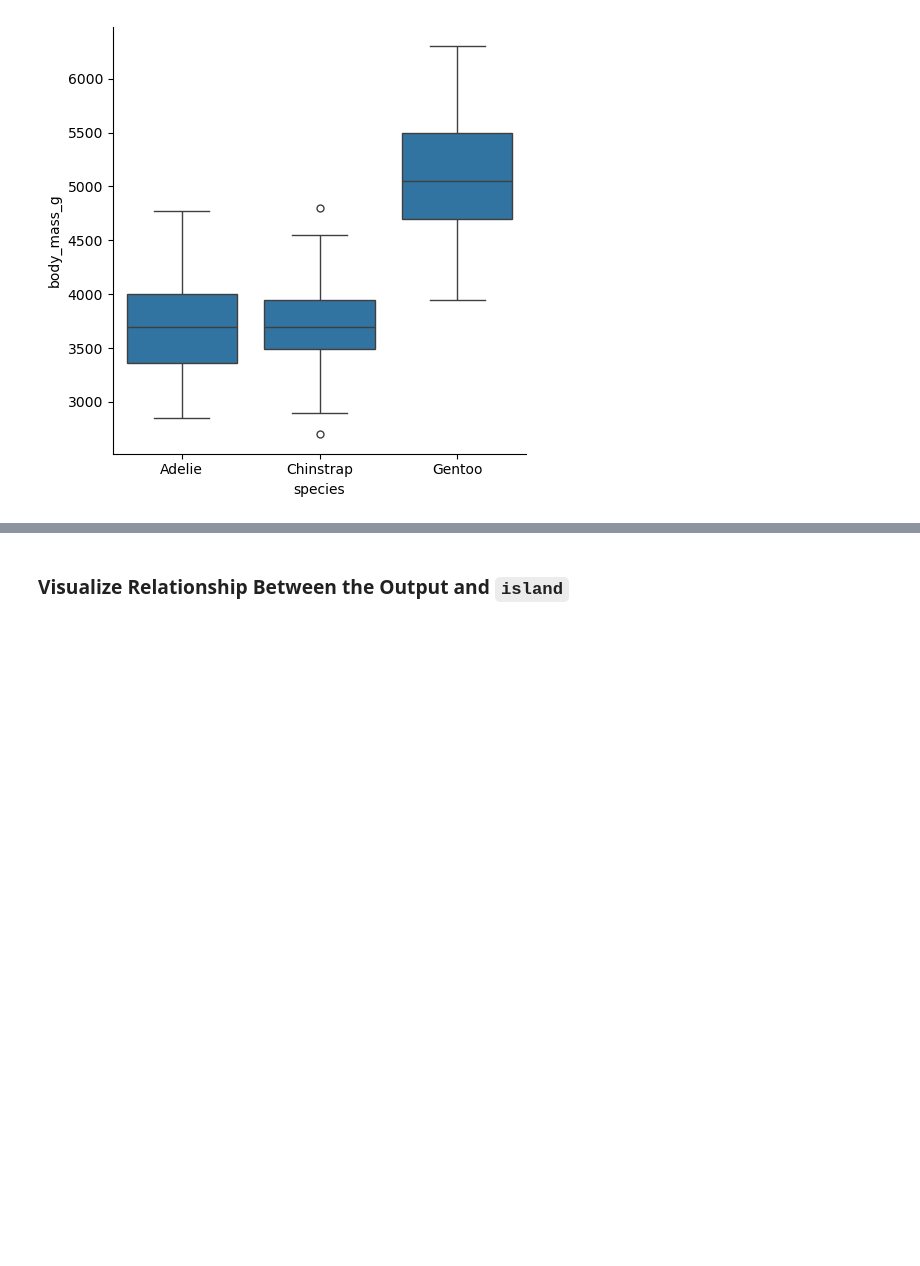
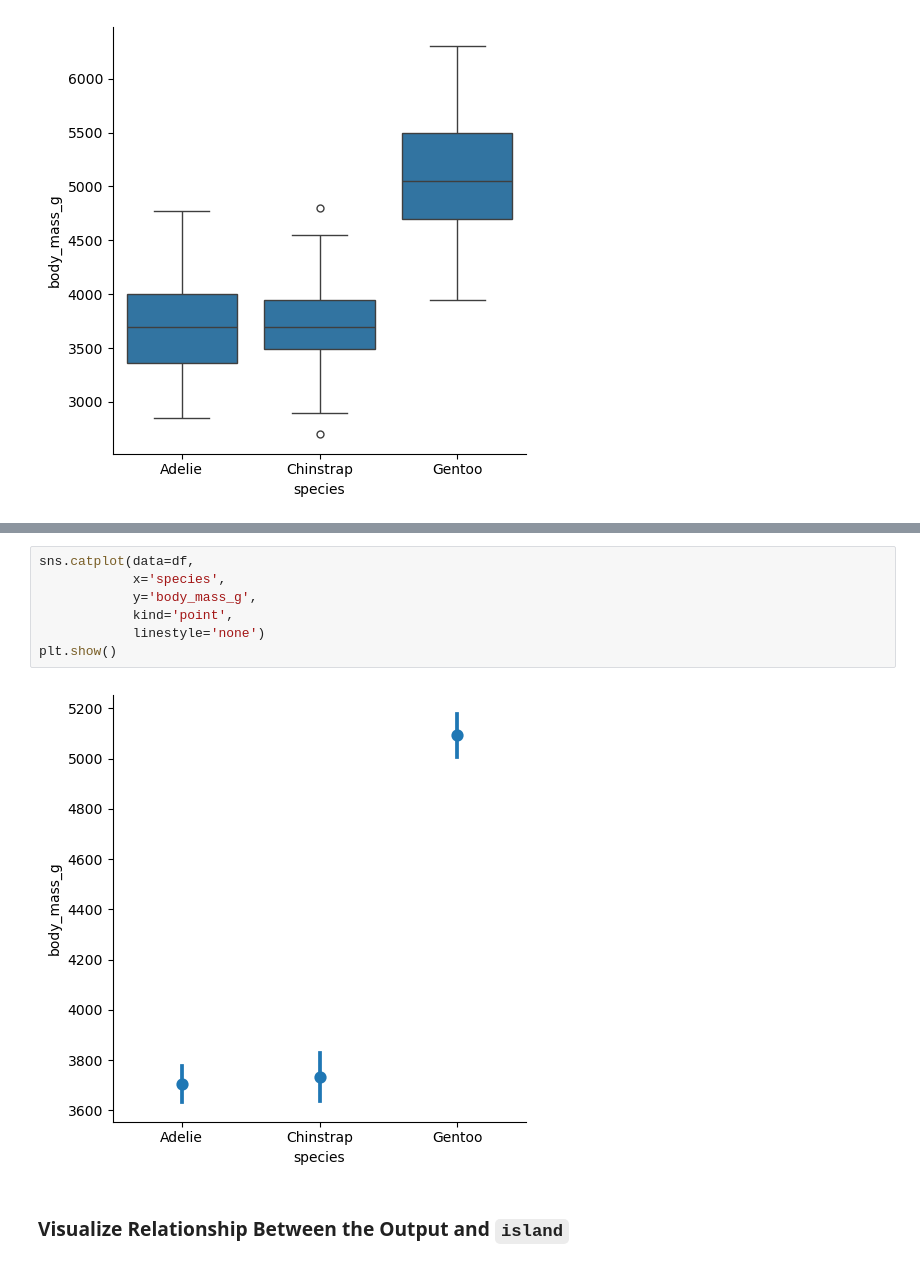
Before and after one commit to mytechnotalent/Reverse-Engineering-Data, a Jupyter notebook: 13-LR.ipynb, the cells around one changed output, grey strips where cells are left out. Saved outputs shown, nothing was run; the diff lists cells and outputs as text; blank space fills up the shorter version.

```diff
--- a/13-LR.ipynb
+++ b/13-LR.ipynb
@@ -120,3 +128,12 @@ plt.show()
+# %%
+sns.catplot(data=df,
+            x='species',
+            y='body_mass_g',
+            kind='point',
+            linestyle='none')
+plt.show()
+# %% [output]
+[figure, added]
 # %% [markdown]
 ### Visualize Relationship Between the Output and `island`
 # %% [markdown]
```
Also changed, not shown: parts of 8 cells of this notebook.
